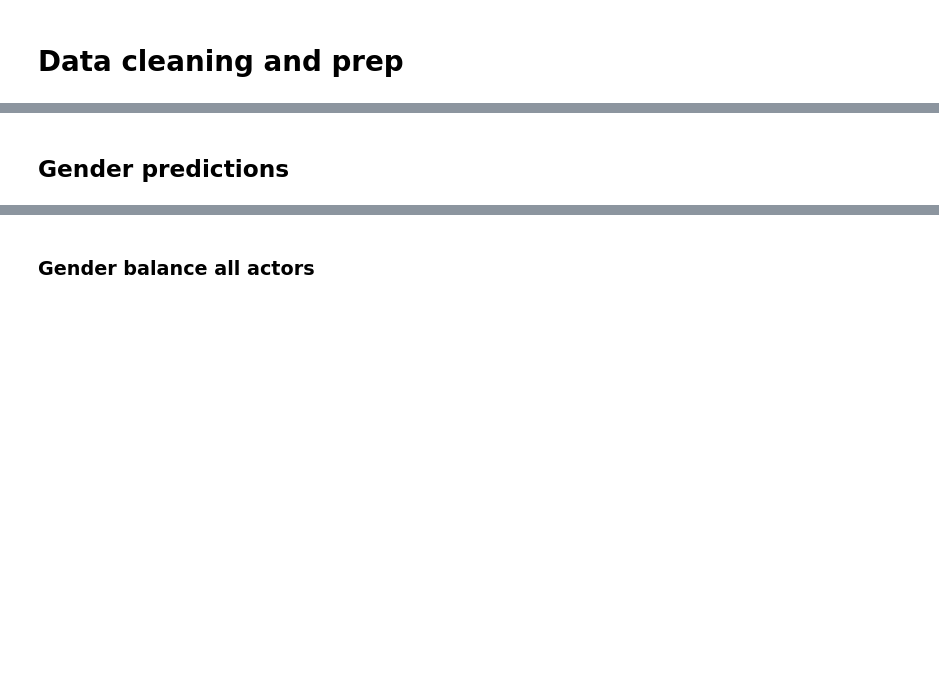
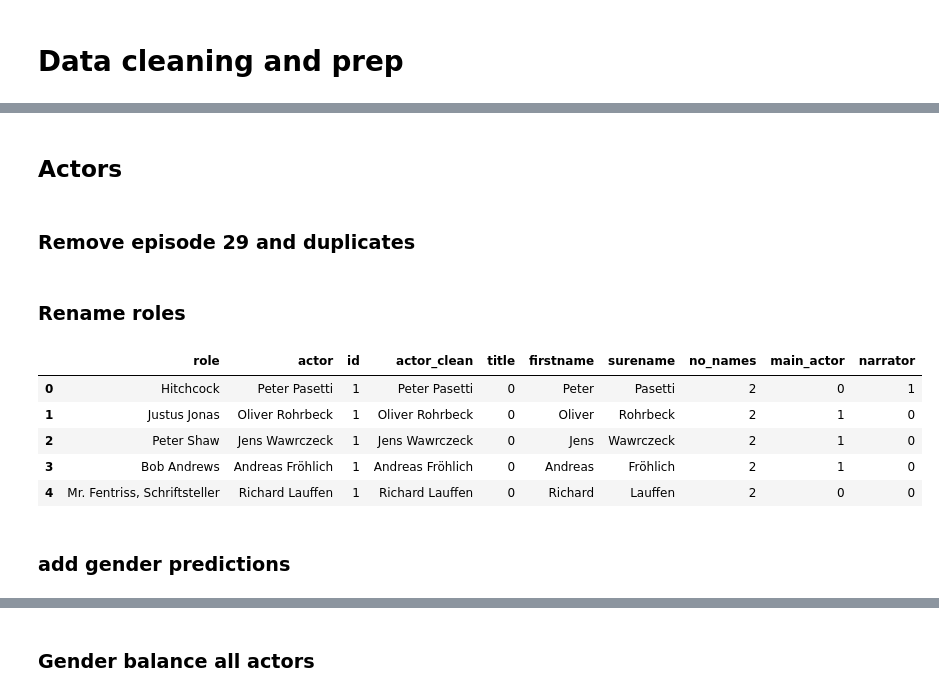
Before and after one commit to Lisa-Ho/three-investigators, a Jupyter notebook: notebooks/three-investigators-part-4-cleaning-and-analysis.ipynb, the cells around one changed output, grey strips where cells are left out. Cells and saved outputs as stored; diff of their text form; code cells hidden in the pictures; blank space fills up the shorter version.

Commit message:
moved data cleaning from webscraping part to other notebooks and renamed notebooks

```diff
--- a/notebooks/three-investigators-part-II.ipynb
+++ b/notebooks/three-investigators-part-4-cleaning-and-analysis.ipynb
@@ -37,13 +37,14 @@ os.chdir("..")
 # %%
 #load scraped datafiles
 meta = pd.read_csv(".\\data\\scraped\\meta.csv")
-actors = pd.read_csv(".\\data\\scraped\\actor_all.csv")
-content = pd.read_csv(".\\data\\scraped\\content_all.csv")
-rating = pd.read_csv(".\\data\\scraped\\rating.csv")
+content = pd.read_csv(".\\data\\scraped\\content.csv")
+rating = pd.read_csv(".\\data\\scraped\\ratings.csv")
+
+#load cleaned actors
+actors = pd.read_csv(".\\data\\processed\\actors_cleaned_2020-11-23.csv")
 
 #load title analysis
-title_counts = pd.read_csv(".\\data\\processed\\title_word_count.csv")
-title_cat = pd.read_csv(".\\data\\processed\\title_categories.csv")
+title_cat = pd.read_csv(".\\data\\processed\\title_categories_2020-11-23.csv")
 
 #load actor gender prediction
-gender = pd.read_csv(".\\data\\processed\\actor_gender_prediction_2020-09-28.csv")
+gender = pd.read_csv(".\\data\\processed\\actor_gender_prediction_2020-11-23.csv")
@@ -67,0 +57,4 @@ actors = actors.drop_duplicates()
+# %% [markdown]
+## Actors
+# %% [markdown]
+### Remove episode 29 and duplicates
@@ -68,2 +67,41 @@ actors = actors.drop_duplicates()
+# %% [markdown]
+### Rename roles
+# %%
+#replace values
+actors["role"] = actors["role"].str.replace("Mrs ", "Mrs. ").str.replace("Mr ", "Mr. ")
+actors.loc[actors["role"].str.contains("Justus Jonas"), "role"] = 'Justus Jonas'
+actors.loc[actors["role"].str.contains("ERZÄHLER"), "role"] = 'Erzähler'
+actors.loc[actors["role"].str.contains("Peter Shaw"), "role"] = 'Peter Shaw'
+actors.loc[actors["role"].str.contains("Bob Andrews"), "role"] = 'Bob Andrews'
+actors.loc[actors["role"].str.contains("Hitchcock"), "role"] = 'Hitchcock'
+actors.loc[actors["role"].str.contains("Mathilda"), "role"] = 'Tante Mathilda'
+actors.loc[actors["role"].str.contains("Titus"), "role"] = 'Onkel Titus'
+actors.loc[actors["role"].str.contains("Reynolds"), "role"] = 'Kommissar Reynolds'
+actors.loc[actors["role"].str.contains("Skinny"), "role"] = 'Skinny Norris'
+actors.loc[actors["role"].str.contains("Godween"), "role"] = 'Goodween'
+#actors.loc[actors["role"].str.contains("Mr Shaw"), "role"] = 'Mr. Shaw'
+actors.loc[actors["role"].str.contains("Herr Andrews"), "role"] = 'Mr. Andrews'
+actors.loc[actors["role"].str.contains("Morton"), "role"] = 'Morton'
+actors.loc[actors["role"].str.contains("Inspektor Cottahol"), "role"] = 'Inspektor Cotta'
+actors.loc[actors["role"].str.contains("Cotta, Polizeiinspektor"), "role"] = 'Inspektor Cotta'
+actors.loc[actors["role"].str.contains("Hugenay"), "role"] = 'Hugenay'
+actors.loc[actors["role"].str.contains("Jelena"), "role"] = 'Jelena'
+
+#create filter for main actor
+actors["main_actor"] = 0
+actors.loc[(actors["role"]=='Justus Jonas') | (actors["role"]=='Peter Shaw') | (actors["role"]=='Bob Andrews'), "main_actor"] = 1
+
+#create filter for narrator
+actors["narrator"] = 0
+actors.loc[(actors["role"]=='Hitchcock') | (actors["role"]==u'Erzähler'), "narrator"] = 1
+
+actors.head()
+# %% [output]
+|  | role | actor | id | actor_clean | title | firstname | surename | no_names | main_actor | narrator |
+| 0 | Hitchcock | Peter Pasetti | 1 | Peter Pasetti | 0 | Peter | Pasetti | 2 | 0 | 1 |
+| 1 | Justus Jonas | Oliver Rohrbeck | 1 | Oliver Rohrbeck | 0 | Oliver | Rohrbeck | 2 | 1 | 0 |
+| 2 | Peter Shaw | Jens Wawrczeck | 1 | Jens Wawrczeck | 0 | Jens | Wawrczeck | 2 | 1 | 0 |
+| 3 | Bob Andrews | Andreas Fröhlich | 1 | Andreas Fröhlich | 0 | Andreas | Fröhlich | 2 | 1 | 0 |
+| 4 | Mr. Fentriss, Schriftsteller | Richard Lauffen | 1 | Richard Lauffen | 0 | Richard | Lauffen | 2 | 0 | 0 |
 # %% [markdown]
-## Gender predictions
+### add gender predictions
```
Also changed, not shown: parts of 31 cells of this notebook, 5 other files.
